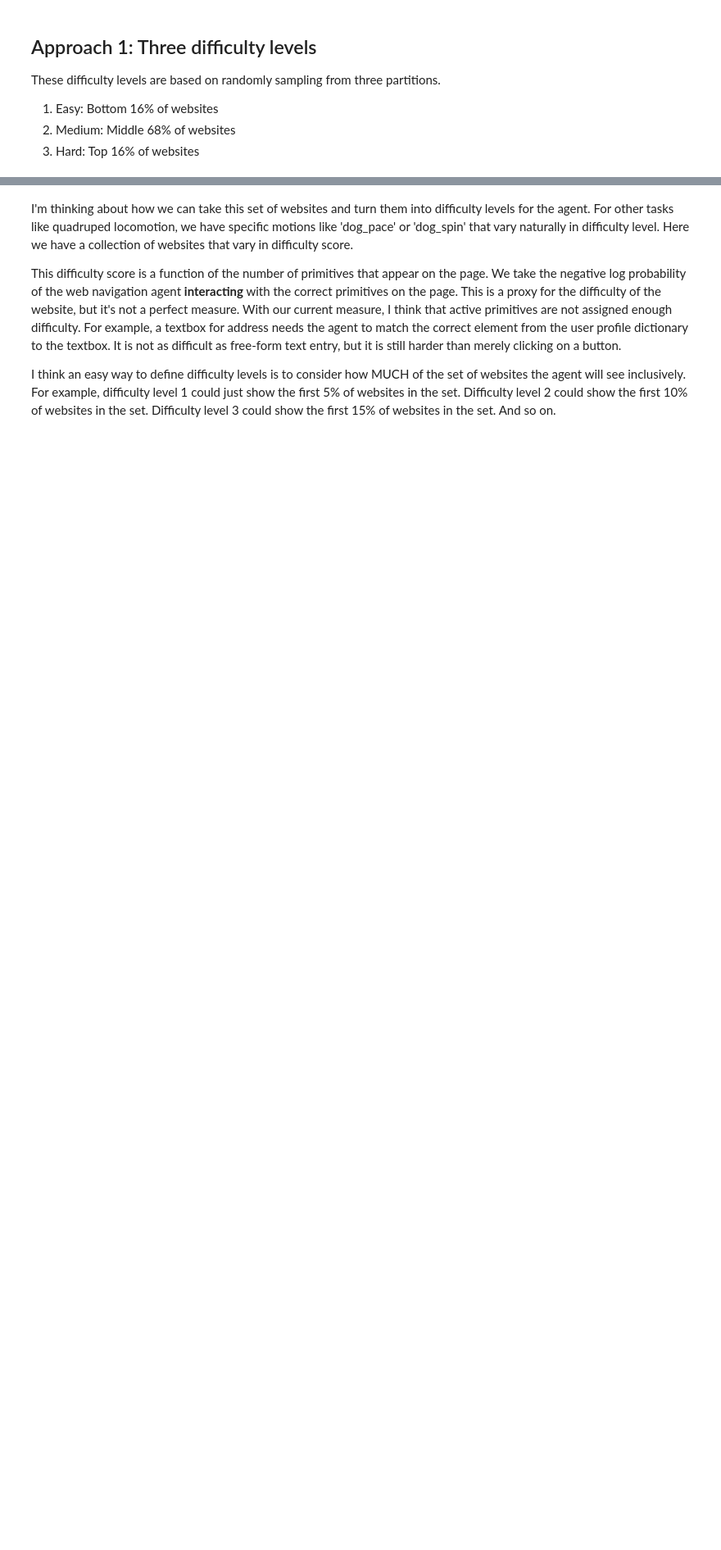
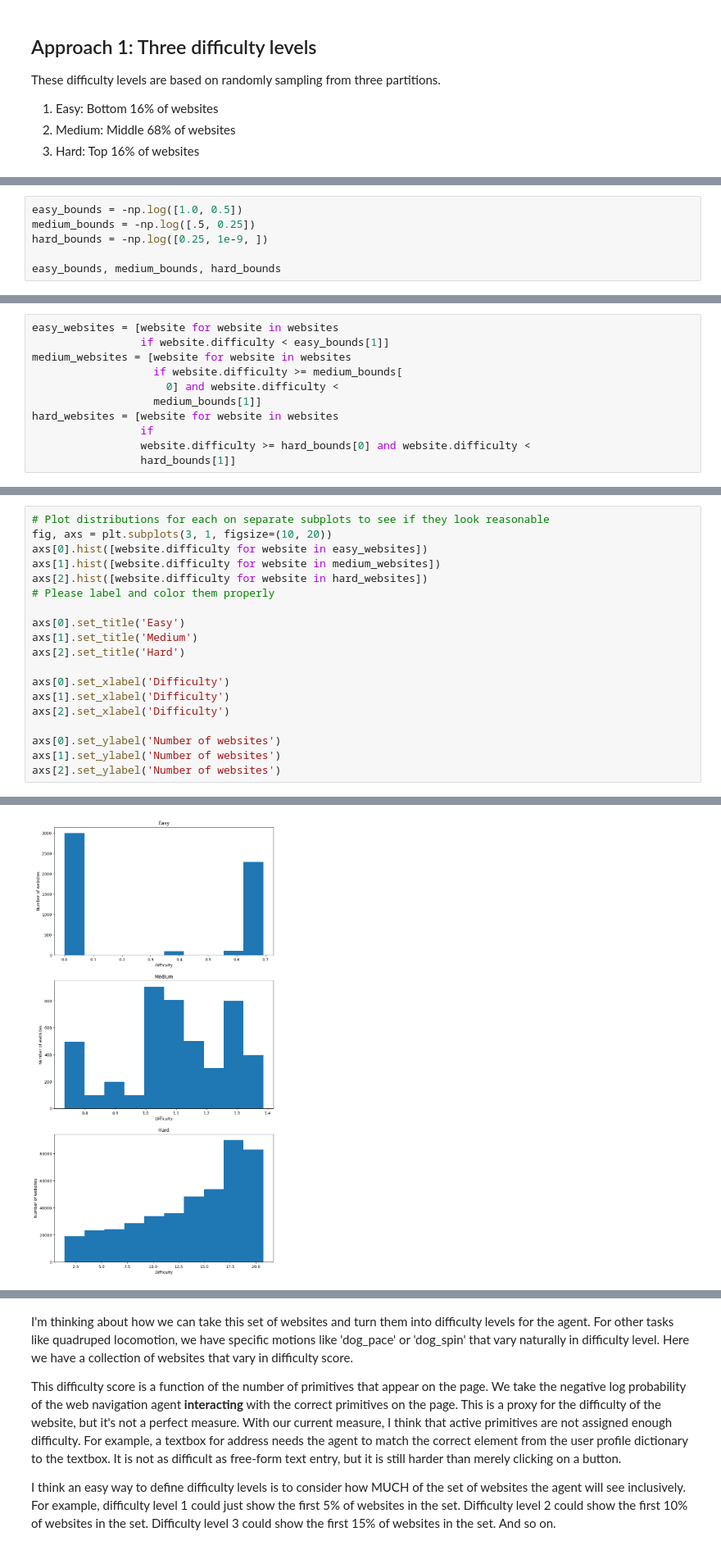
Before and after one commit to Farama-Foundation/A2Perf, a Jupyter notebook: viz/analysis/web_navigation/websites.ipynb, the cells around one changed output, grey strips where cells are left out. Shown at 82% size. Saved outputs shown, nothing was run; the diff lists cells and outputs as text; blank space fills up the shorter version.

```diff
--- a/viz/analysis/web_navigation/websites.ipynb
+++ b/viz/analysis/web_navigation/websites.ipynb
@@ -134,0 +243,6 @@ with open(os.path.join('../../../',
+# %%
+easy_bounds = -np.log([1.0, 0.5])
+medium_bounds = -np.log([.5, 0.25])
+hard_bounds = -np.log([0.25, 1e-9, ])
+
+easy_bounds, medium_bounds, hard_bounds
@@ -134,0 +253,11 @@ with open(os.path.join('../../../',
+# %%
+easy_websites = [website for website in websites
+                 if website.difficulty < easy_bounds[1]]
+medium_websites = [website for website in websites
+                   if website.difficulty >= medium_bounds[
+                     0] and website.difficulty <
+                   medium_bounds[1]]
+hard_websites = [website for website in websites
+                 if
+                 website.difficulty >= hard_bounds[0] and website.difficulty <
+                 hard_bounds[1]]
@@ -134,0 +268,20 @@ with open(os.path.join('../../../',
+# %%
+# Plot distributions for each on separate subplots to see if they look reasonable
+fig, axs = plt.subplots(3, 1, figsize=(10, 20))
+axs[0].hist([website.difficulty for website in easy_websites])
+axs[1].hist([website.difficulty for website in medium_websites])
+axs[2].hist([website.difficulty for website in hard_websites])
+# Please label and color them properly
+
+axs[0].set_title('Easy')
+axs[1].set_title('Medium')
+axs[2].set_title('Hard')
+
+axs[0].set_xlabel('Difficulty')
+axs[1].set_xlabel('Difficulty')
+axs[2].set_xlabel('Difficulty')
+
+axs[0].set_ylabel('Number of websites')
+axs[1].set_ylabel('Number of websites')
+axs[2].set_ylabel('Number of websites')
+# %% [output]
@@ -134,0 +289 @@ with open(os.path.join('../../../',
+[figure, added]
```
Also changed, not shown: parts of 26 cells of this notebook.
